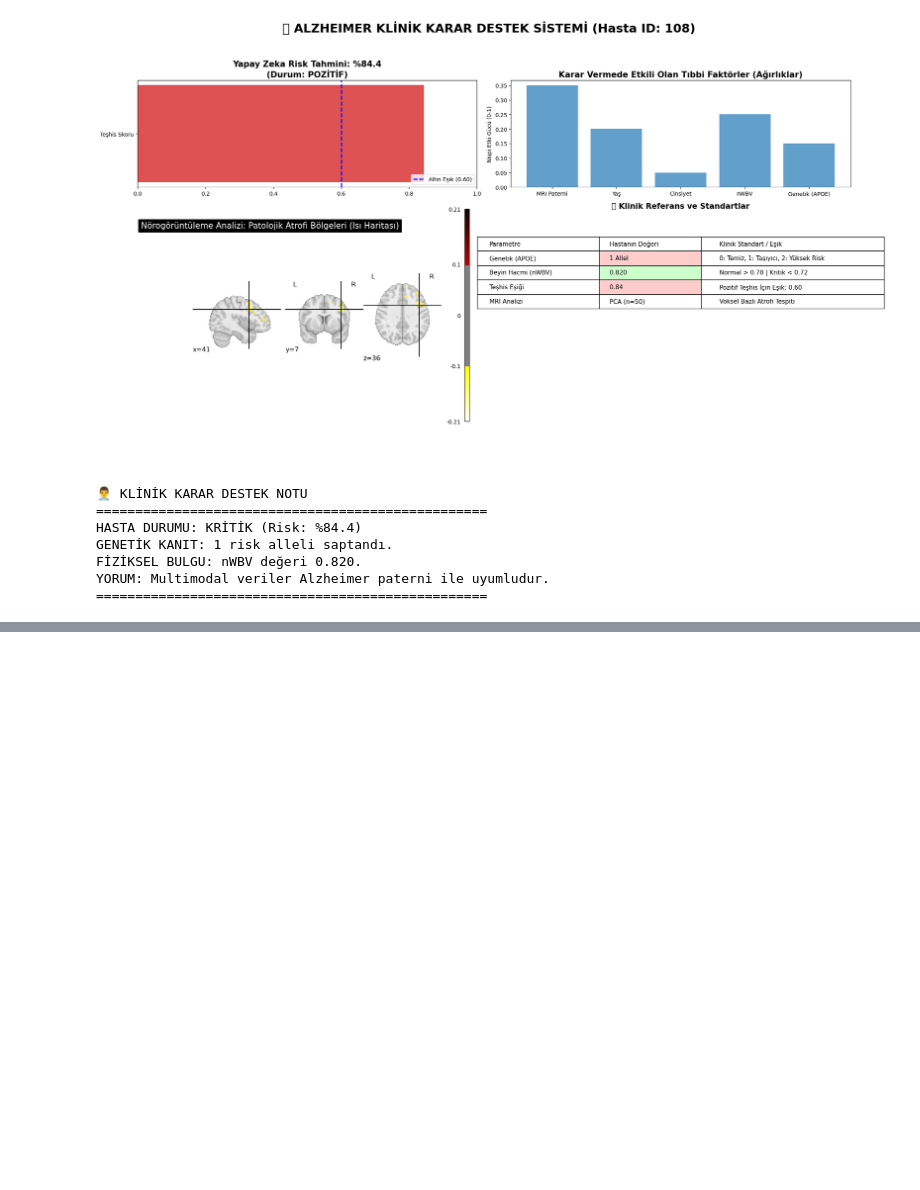
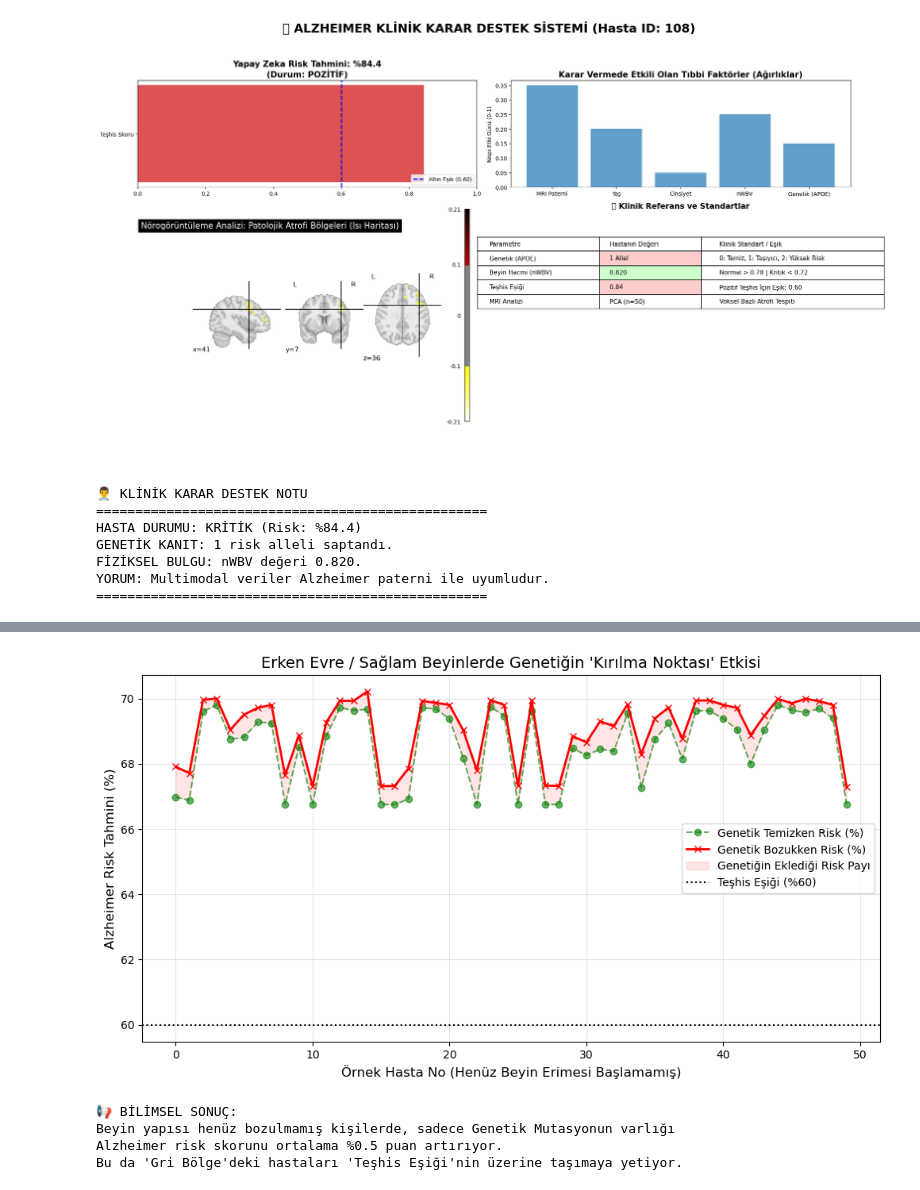
Before and after one commit to senaayy/snp-genome-lab, a Jupyter notebook: Untitled.ipynb, the cells around one changed output, grey strips where cells are left out. Drawn from its saved outputs; the diff is of its cells as text; code cells hidden in the pictures; blank space fills up the shorter version.

```diff
--- a/Untitled.ipynb
+++ b/Untitled.ipynb
@@ -2625,0 +3442,63 @@ YORUM: Multimodal veriler Alzheimer paterni ile uyumludur.
+# %%
+import matplotlib.pyplot as plt
+import pandas as pd
+import numpy as np
+import joblib
+
+# 1. Modeli ve Verileri Yükle
+model_pipeline = joblib.load('model_v6_multimodal_science.pkl')
+X_mri = np.load('oasis_features_X.npy')
+pca = joblib.load('final_pca_module_v2.pkl')
+X_mri_pca = pca.transform(X_mri)
+
+# 2. SENARYO: "Erken Evre" Hastalarını Simüle Et
+# MRI görüntüsü "Çok Kötü Olmayan" (PC1 değeri düşük) rastgele 50 kişi seçelim.
+# Yani bunlar henüz "Beyin erimesi netleşmemiş" kişiler.
+indices = np.where(X_mri_pca[:, 0] < 2000)[0] # PCA skoru çok yüksek olmayanlar
+sample_indices = indices[:50] # İlk 50 kişiyi al
+sample_mri = X_mri_pca[sample_indices]
+
+# 3. İKİ FARKLI DURUMU HESAPLA
+
+# Durum A: Genetik Risk YOK (e3/e3 - Temiz)
+genetics_clean = np.zeros((50, 1)) # Hepsi 0
+X_scenario_clean = np.hstack((sample_mri, genetics_clean))
+probs_clean = model_pipeline.predict_proba(X_scenario_clean)[:, 1] # Hasta olma olasılığı
+
+# Durum B: Genetik Risk VAR (e4/e4 - Mutant)
+genetics_risk = np.full((50, 1), 2) # Hepsi 2 (Yüksek Risk)
+X_scenario_risk = np.hstack((sample_mri, genetics_risk))
+probs_risk = model_pipeline.predict_proba(X_scenario_risk)[:, 1] # Hasta olma olasılığı
+
+# 4. FARK GRAFİĞİ (Görsel Kanıt)
+plt.figure(figsize=(12, 6))
+
+# Çizgi Grafiği: Her hasta için risk artışını göster
+plt.plot(range(50), probs_clean * 100, label='Genetik Temizken Risk (%)', color='green', linestyle='--', marker='o', alpha=0.6)
+plt.plot(range(50), probs_risk * 100, label='Genetik Bozukken Risk (%)', color='red', linewidth=2, marker='x')
+
+# Aradaki farkı boya
+plt.fill_between(range(50), probs_clean * 100, probs_risk * 100, color='red', alpha=0.1, label='Genetiğin Eklediği Risk Payı')
+
+# Kritik Eşik Çizgisi (%60)
+plt.axhline(y=60, color='black', linestyle=':', label='Teşhis Eşiği (%60)')
+
+plt.title("Erken Evre / Sağlam Beyinlerde Genetiğin 'Kırılma Noktası' Etkisi", fontsize=14)
+plt.xlabel("Örnek Hasta No (Henüz Beyin Erimesi Başlamamış)", fontsize=12)
+plt.ylabel("Alzheimer Risk Tahmini (%)", fontsize=12)
+plt.legend()
+plt.grid(True, alpha=0.3)
+plt.show()
+
+# İstatistiksel Kanıt
+avg_increase = np.mean(probs_risk - probs_clean) * 100
+print(f"\n📢 BİLİMSEL SONUÇ:")
+print(f"Beyin yapısı henüz bozulmamış kişilerde, sadece Genetik Mutasyonun varlığı")
+print(f"Alzheimer risk skorunu ortalama %{avg_increase:.1f} puan artırıyor.")
+print("Bu da 'Gri Bölge'deki hastaları 'Teşhis Eşiği'nin üzerine taşımaya yetiyor.")
+# %% [output]
+[figure, added]
+📢 BİLİMSEL SONUÇ:
+Beyin yapısı henüz bozulmamış kişilerde, sadece Genetik Mutasyonun varlığı
+Alzheimer risk skorunu ortalama %0.5 puan artırıyor.
+Bu da 'Gri Bölge'deki hastaları 'Teşhis Eşiği'nin üzerine taşımaya yetiyor.
```
Also changed, not shown: parts of 35 cells of this notebook, 2 other files.
